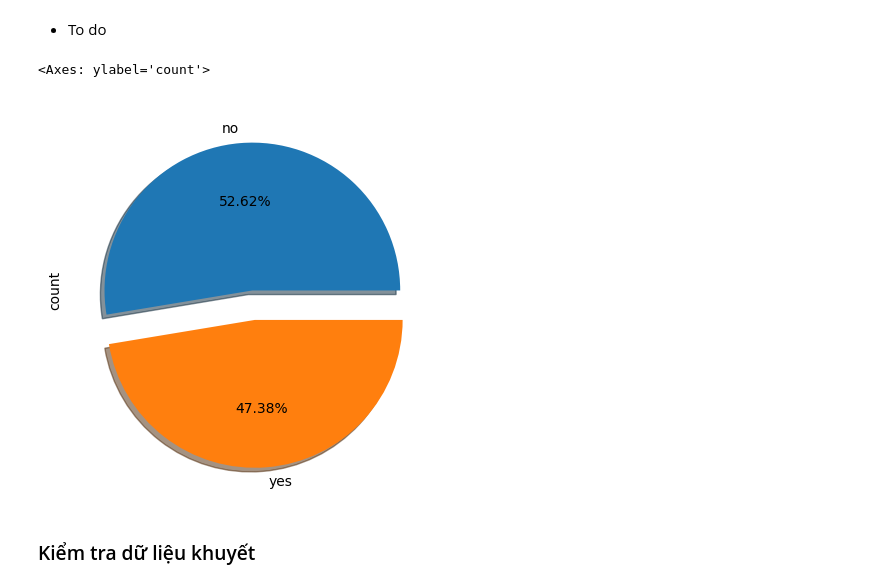
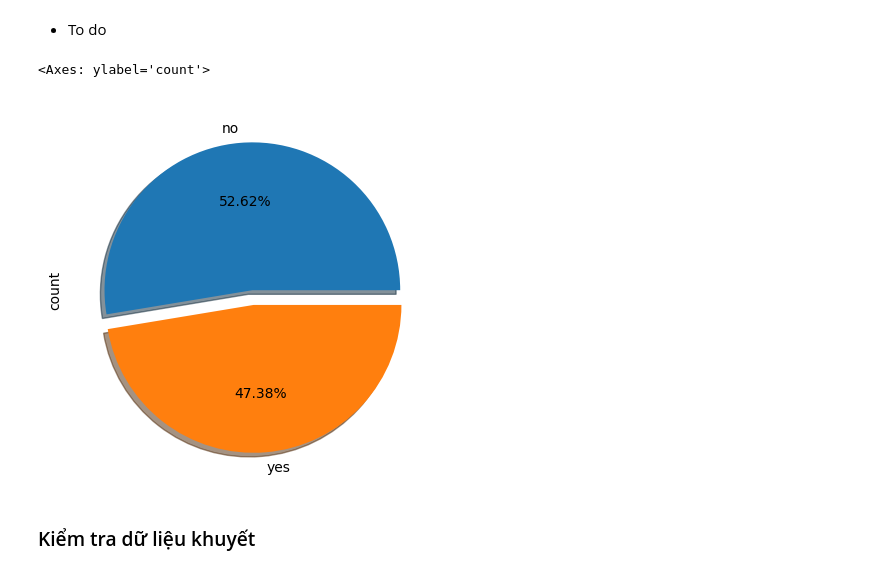
Before and after one commit to Tynab/Machine-Learning-Overview, a Jupyter notebook: logistic_regression.ipynb, the cells around one changed output. Drawn from its saved outputs; the diff is of its cells as text; code cells hidden in the pictures.

```diff
--- a/logistic_regression.ipynb
+++ b/logistic_regression.ipynb
@@ -44,0 +19,3 @@ df.describe()
+# %%
+df = pd.read_csv('data/bank_marketing.csv')
+df.head()
@@ -67,13 +63,10 @@ memory usage: 1.4+ MB
 # %% [markdown]
 * To do
 # %%
-# Deposit distribution
-# For exploiting categorical distribution, bar/pie plot should be used
-df['deposit'].value_counts().plot.pie(explode=[0, 0.2], autopct='%1.2f%%',
-                                      shadow=True)
+df['deposit'].value_counts().plot.pie(explode=[0, 0.1], autopct='%1.2f%%', shadow=True)
 # %% [output]
 <Axes: ylabel='count'>
-[figure, old version]
+[figure, new version]
 # %% [markdown]
 ### Kiểm tra dữ liệu khuyết
 # %%
```
Also changed, not shown: parts of 33 cells of this notebook, 2 other files.
